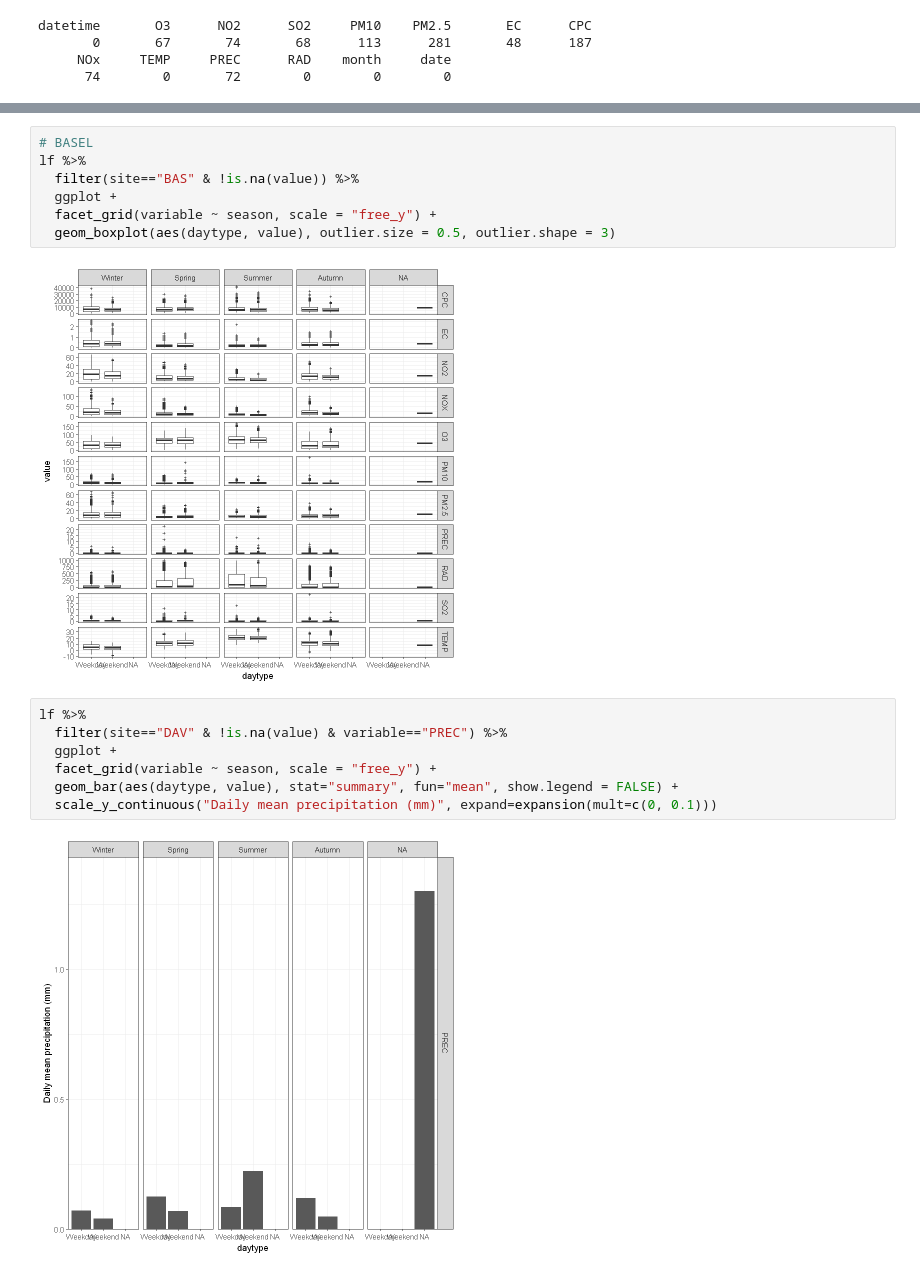
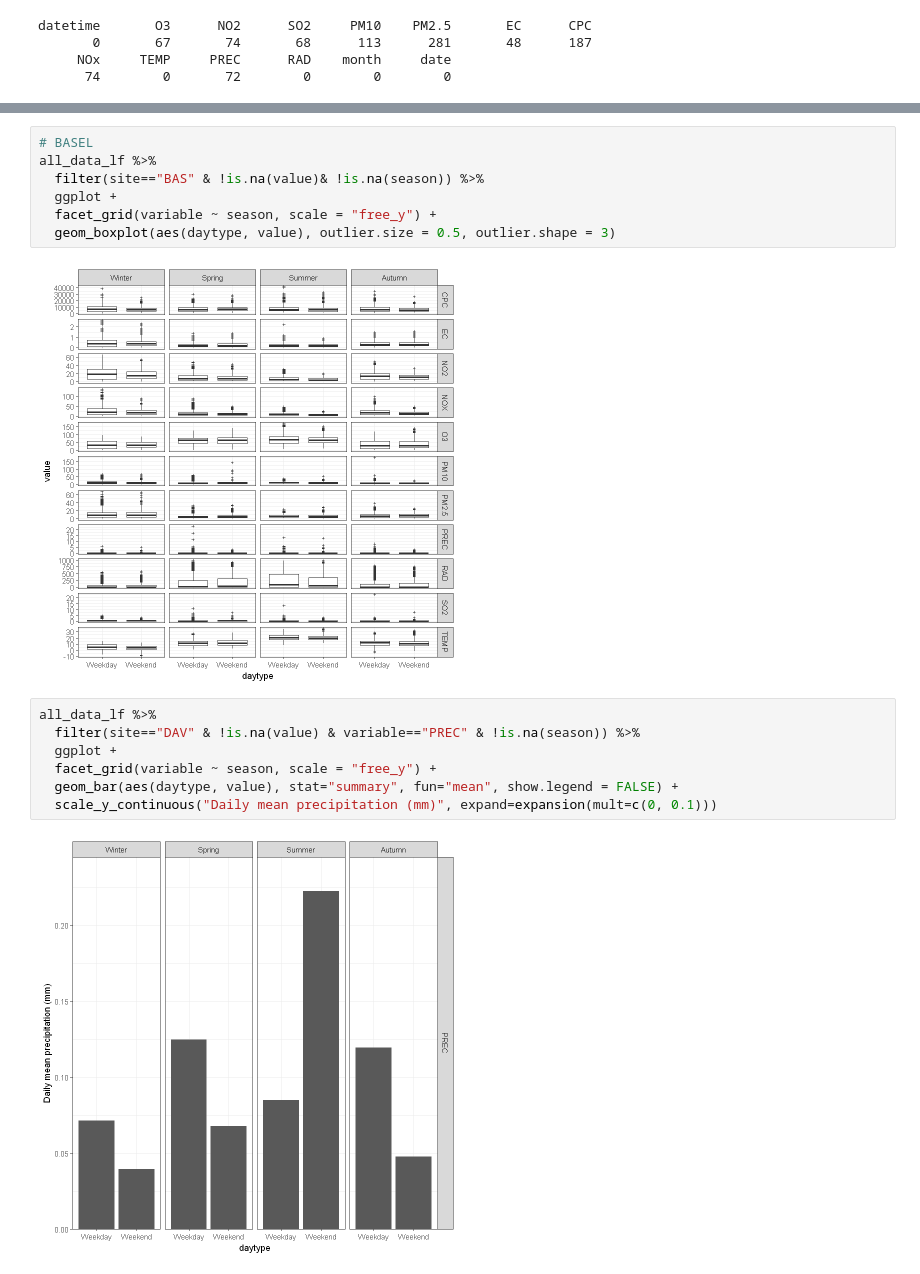
Before and after one commit to matheogodenzi/Air_pollution, a Jupyter notebook: Discovering_data.ipynb, the cells around one changed output, grey strips where cells are left out. Saved outputs shown, nothing was run; the diff lists cells and outputs as text.

Commit message:
visualization done

```diff
--- a/Discovering_data.ipynb
+++ b/Discovering_data.ipynb
@@ -456,18 +458,18 @@ lf %>%
 # %%
 # BASEL
-lf %>%
-  filter(site=="BAS" & !is.na(value)) %>%
+all_data_lf %>%
+  filter(site=="BAS" & !is.na(value)& !is.na(season)) %>%
   ggplot +
   facet_grid(variable ~ season, scale = "free_y") +
   geom_boxplot(aes(daytype, value), outlier.size = 0.5, outlier.shape = 3)
 # %% [output]
-[figure, old version]
+[figure, new version]
 # %%
-lf %>%
-  filter(site=="DAV" & !is.na(value) & variable=="PREC") %>%
+all_data_lf %>%
+  filter(site=="DAV" & !is.na(value) & variable=="PREC" & !is.na(season)) %>%
   ggplot +
   facet_grid(variable ~ season, scale = "free_y") +
   geom_bar(aes(daytype, value), stat="summary", fun="mean", show.legend = FALSE) +
   scale_y_continuous("Daily mean precipitation (mm)", expand=expansion(mult=c(0, 0.1)))
 # %% [output]
-[figure, old version]
+[figure, new version]
```
Also changed, not shown: parts of 16 cells of this notebook, 1 other file.
